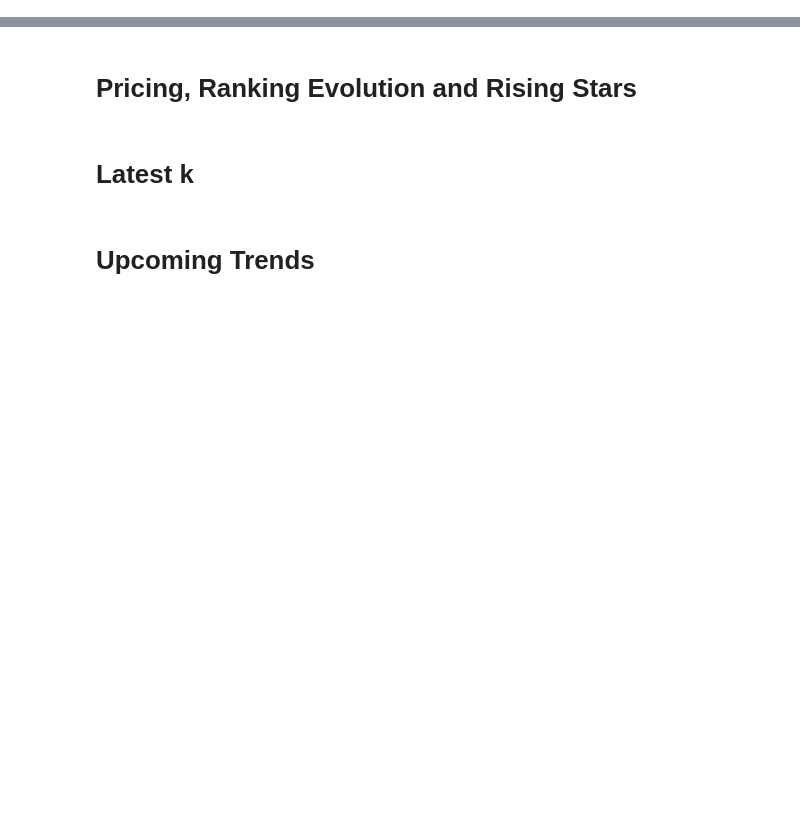
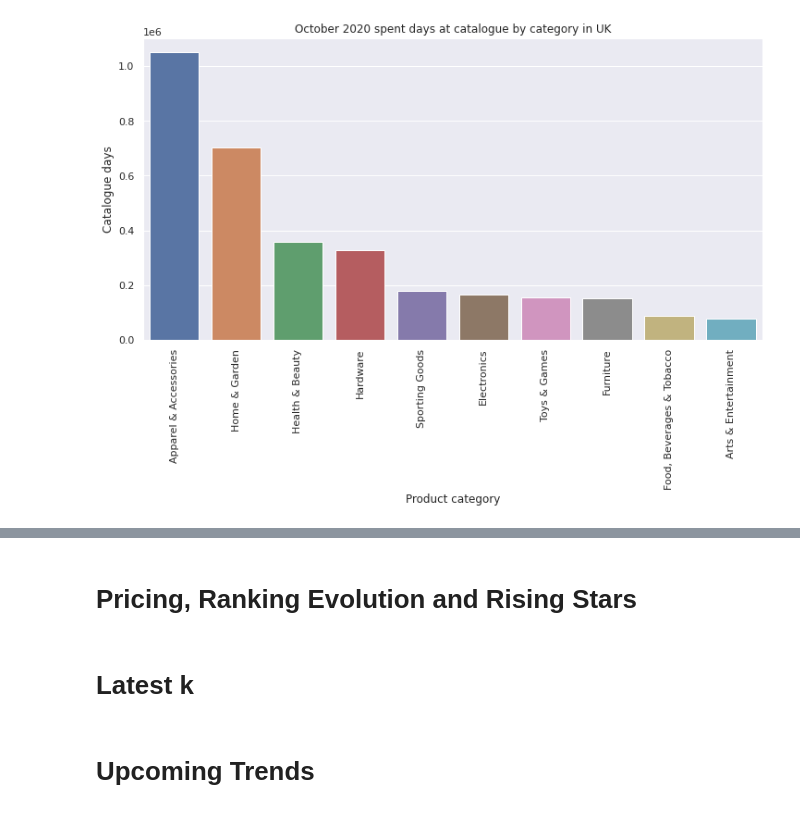
Before and after one commit to mba-tradelab/google-merchant-centre, a Jupyter notebook: google-merchant-centre-data-exploration.ipynb, the cells around one changed output, grey strips where cells are left out. Drawn from its saved outputs; the diff is of its cells as text; code cells hidden in the pictures; blank space fills up the shorter version.

```diff
--- a/google-merchant-centre-data-exploration.ipynb
+++ b/google-merchant-centre-data-exploration.ipynb
@@ -75,0 +113,17 @@ plt.show()
+# %%
+category_catalogue_days = (df_merchant_uk.groupBy('product_category')
+                           .agg(F.count('date').alias('catalogue_days'))
+                           .select(F.col('product_category'),
+                                   F.col('catalogue_days'))
+                           .orderBy(F.desc('catalogue_days'))
+                           .toPandas()
+                          )
+
+ax = sns.barplot(x='product_category', y='catalogue_days', data=category_catalogue_days[:10])
+ax.set(title='October 2020 spent days at catalogue by category in UK',
+       xlabel='Product category',
+       ylabel='Catalogue days')
+plt.xticks(rotation=90);
+plt.show()
+# %% [output]
+[figure, added]
```
Also changed, not shown: parts of 10 cells of this notebook.
